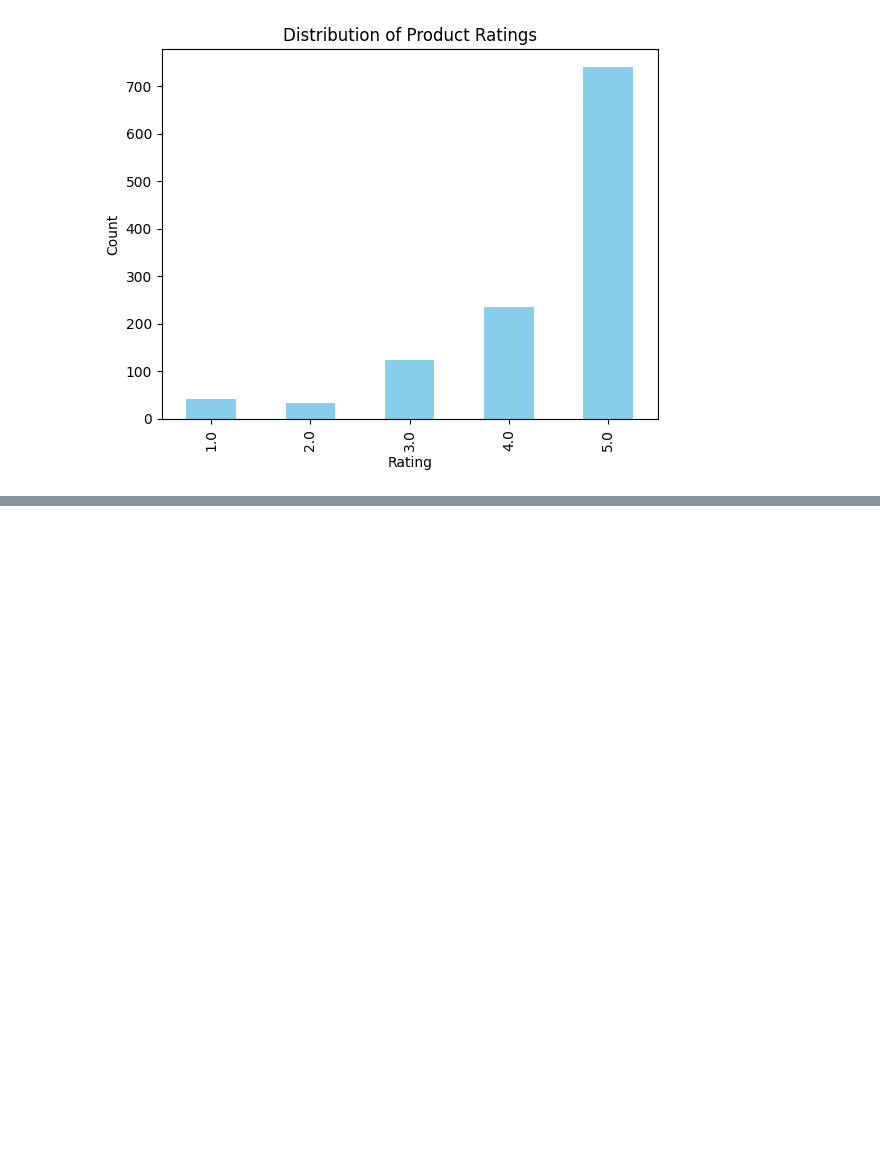
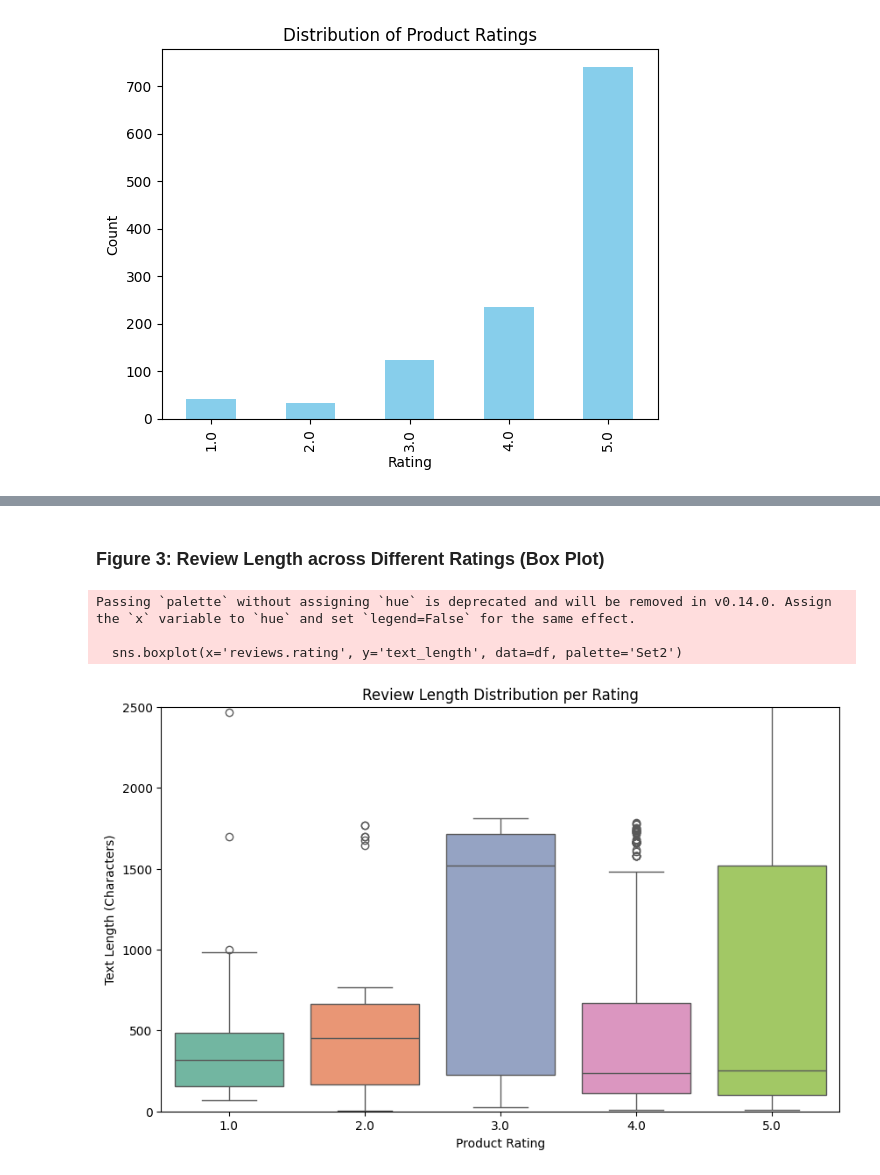
Before and after one commit to nikkayhea/ML_Amazon_Product_Reviews, a Jupyter notebook: EDA_Planning.ipynb, the cells around one changed output, grey strips where cells are left out. Cells and saved outputs as stored; diff of their text form; code cells hidden in the pictures; blank space fills up the shorter version.

```diff
--- a/EDA_Planning.ipynb
+++ b/EDA_Planning.ipynb
@@ -39,0 +60,16 @@ plt.show()
+# %% [markdown]
+### Figure 3: Review Length across Different Ratings (Box Plot)
+# %%
+# New Cell: Visualizing Text Length by Rating
+plt.figure(figsize=(10, 6))
+sns.boxplot(x='reviews.rating', y='text_length', data=df, palette='Set2')
+plt.title('Review Length Distribution per Rating')
+plt.xlabel('Product Rating')
+plt.ylabel('Text Length (Characters)')
+plt.ylim(0, 2500) # Clipping outliers to make the boxes clearer
+plt.show()
+# %% [output]
+Passing `palette` without assigning `hue` is deprecated and will be removed in v0.14.0. Assign the `x` variable to `hue` and set `legend=False` for the same effect.
+
+  sns.boxplot(x='reviews.rating', y='text_length', data=df, palette='Set2')
+[figure, added]
```
Also changed, not shown: parts of 10 cells of this notebook.
